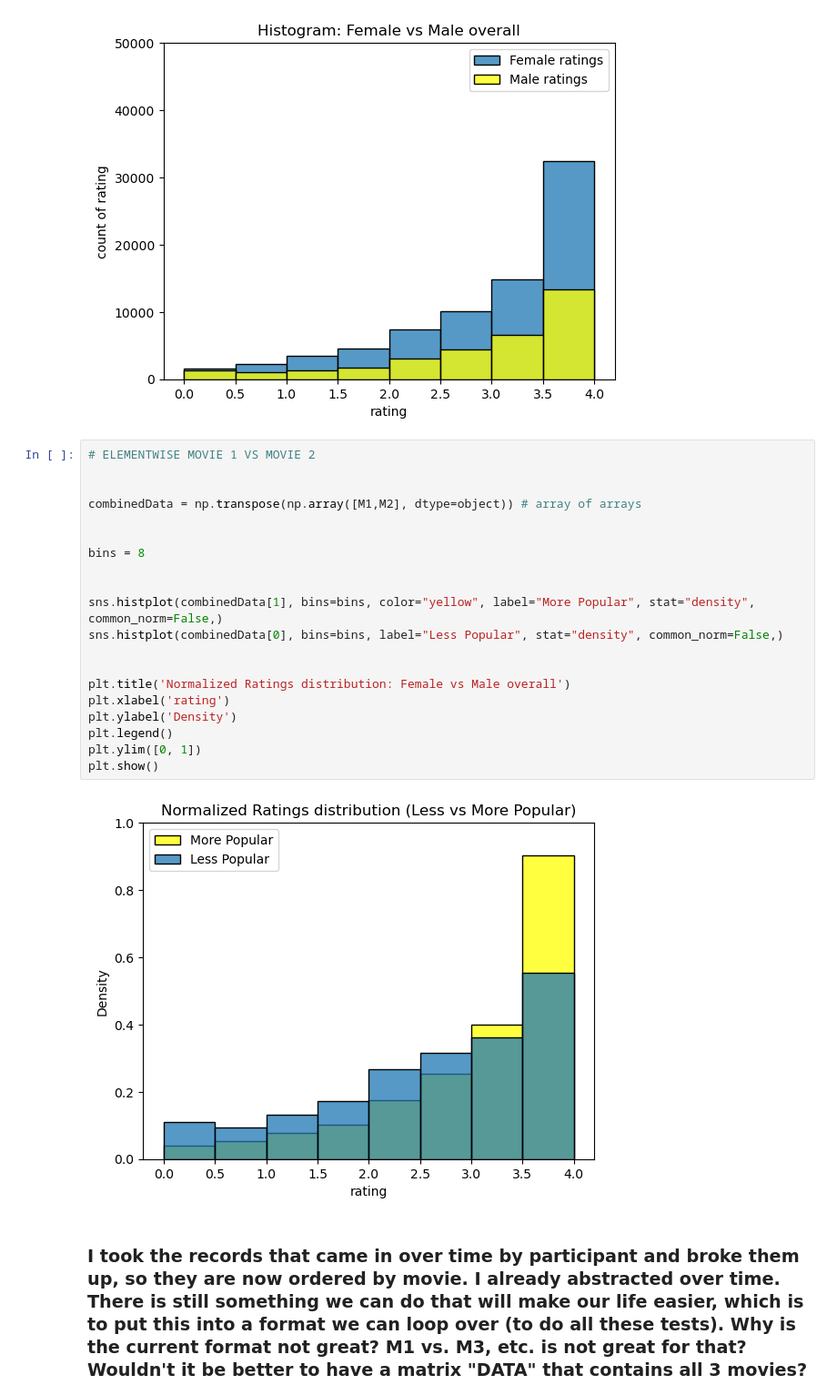
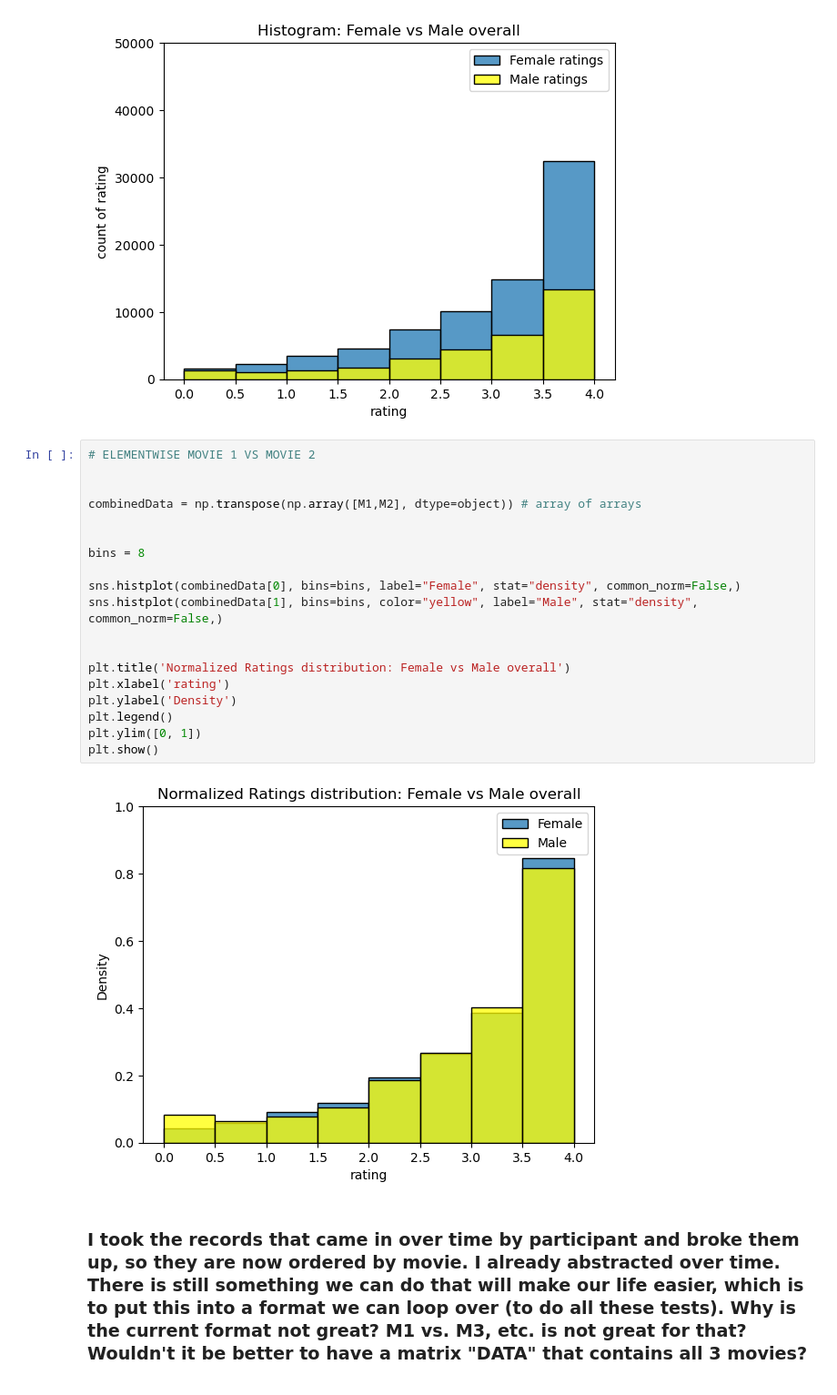
Before and after one commit to caralinebruz/data_science_movie_ratings_analysis, a Jupyter notebook: 4 Overall Gendered Ratings.ipynb, the cells around one changed output. Shown at 91% size. Saved outputs shown, nothing was run; the diff lists cells and outputs as text.

```diff
--- a/4 Overall Gendered Ratings.ipynb
+++ b/4 Overall Gendered Ratings.ipynb
@@ -183,25 +183,24 @@ plt.show()
 # %%
 # ELEMENTWISE MOVIE 1 VS MOVIE 2
 
 
 combinedData = np.transpose(np.array([M1,M2], dtype=object)) # array of arrays
 
 
 bins = 8
 
-
-sns.histplot(combinedData[1], bins=bins, color="yellow", label="More Popular", stat="density", common_norm=False,)
-sns.histplot(combinedData[0], bins=bins, label="Less Popular", stat="density", common_norm=False,)
+sns.histplot(combinedData[0], bins=bins, label="Female", stat="density", common_norm=False,)
+sns.histplot(combinedData[1], bins=bins, color="yellow", label="Male", stat="density", common_norm=False,)
 
 
 plt.title('Normalized Ratings distribution: Female vs Male overall')
 plt.xlabel('rating')
 plt.ylabel('Density')
 plt.legend()
 plt.ylim([0, 1])
 plt.show()
 # %% [output]
-[figure, old version]
+[figure, new version]
 # %% [markdown]
 ### I took the records that came in over time by participant and broke them up, so they are now ordered by movie. I already abstracted over time. There is still something we can do that will make our life easier, which is to put this into a format we can loop over (to do all these tests). Why is the current format not great? M1 vs. M3, etc. is not great for that? Wouldn't it be better to have a matrix "DATA" that contains all 3 movies? It would be. Why can't it be a matrix now, given we removed missing data element-wise? Because n is unequal. So let's make it an array of arrays
 # %%
```
Also changed, not shown: parts of 13 cells of this notebook, 3 other files.
